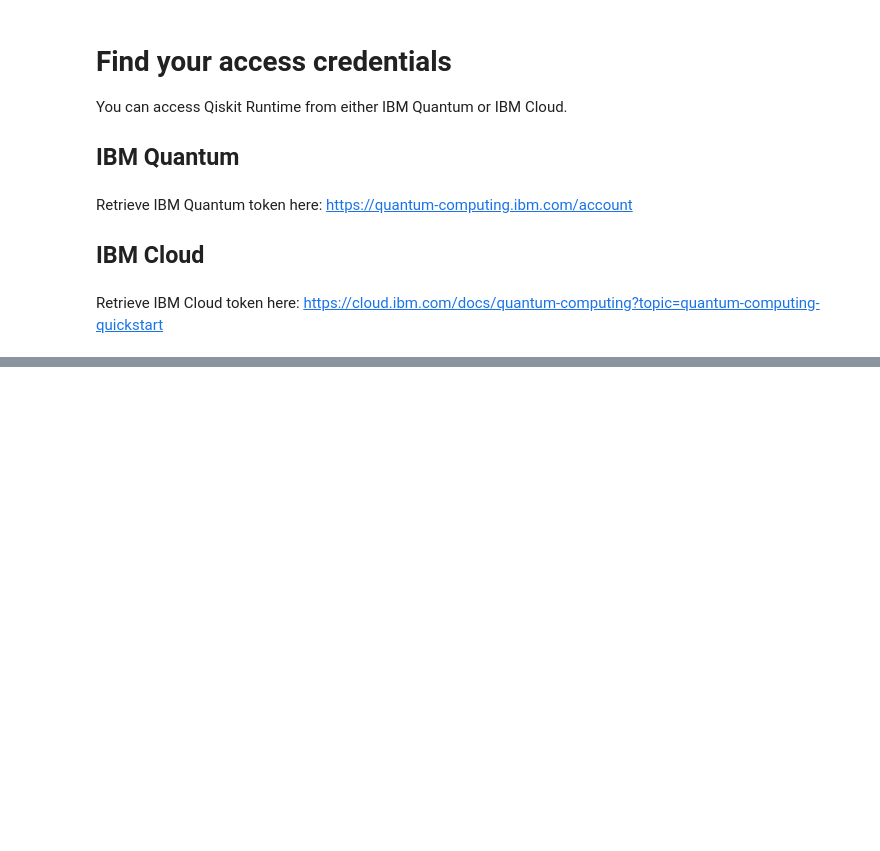
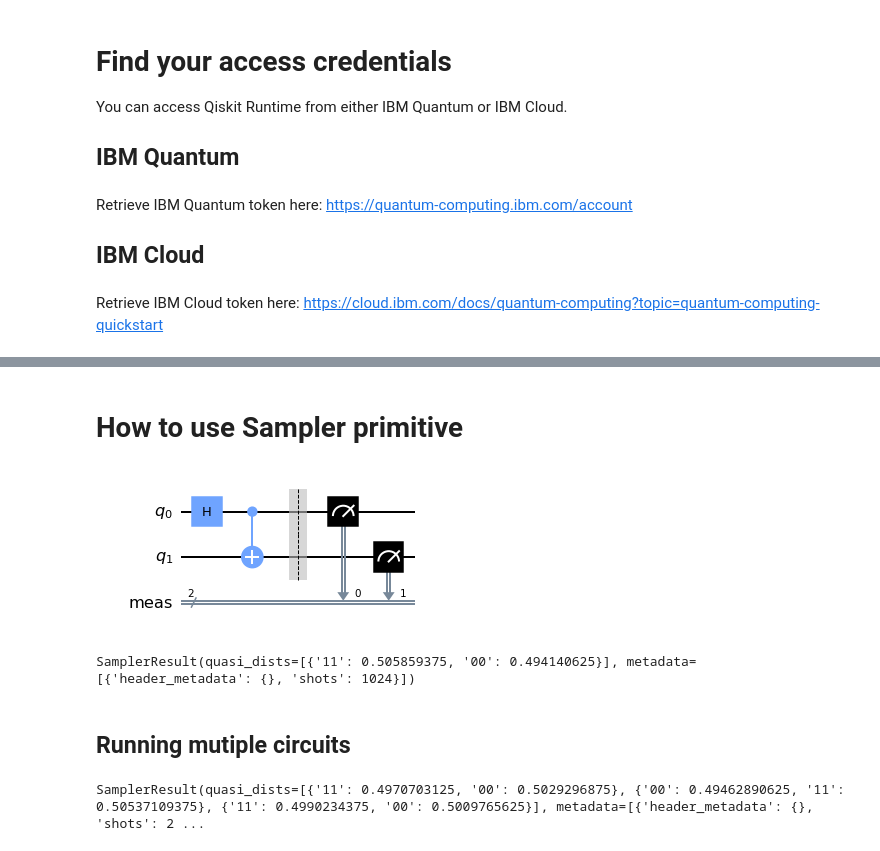
Before and after one commit to HuangJunye/presentations, a Jupyter notebook: 2022-05-24 Qiskit Runtime Talk/Qiskit Runtime talk.ipynb, the cells around one changed output, grey strips where cells are left out. Drawn from its saved outputs; the diff is of its cells as text; code cells hidden in the pictures; blank space fills up the shorter version.

Commit message:
Add getting started with sampler

```diff
--- a/2022-05-24 Qiskit Runtime Talk/Qiskit Runtime talk.ipynb
+++ b/2022-05-24 Qiskit Runtime Talk/Qiskit Runtime talk.ipynb
@@ -103,0 +120,28 @@ print(result)
+# %% [markdown]
+# How to use Sampler primitive
+# %%
+from qiskit import QuantumCircuit
+
+bell = QuantumCircuit(2)
+bell.h(0)
+bell.cx(0, 1)
+bell.measure_all()
+bell.draw()
+# %% [output]
+[figure, added]
+# %%
+from qiskit_ibm_runtime import Sampler
+
+with Sampler(circuits=bell, service=service, options={ "backend": "ibmq_qasm_simulator" }) as sampler:
+    result = sampler(circuit_indices=[0], shots=1024)
+    print(result)
+# %% [output]
+SamplerResult(quasi_dists=[{'11': 0.505859375, '00': 0.494140625}], metadata=[{'header_metadata': {}, 'shots': 1024}])
+# %% [markdown]
+## Running mutiple circuits
+# %%
+with Sampler(circuits=[bell]*3, service=service, options={ "backend": "ibmq_qasm_simulator" }) as sampler:
+    result = sampler(circuit_indices=[0, 1, 2], shots=2048)
+    print(result)
+# %% [output]
+SamplerResult(quasi_dists=[{'11': 0.4970703125, '00': 0.5029296875}, {'00': 0.49462890625, '11': 0.50537109375}, {'11': 0.4990234375, '00': 0.5009765625}], metadata=[{'header_metadata': {}, 'shots': 2 ...
```
Also changed, not shown: parts of 11 cells of this notebook.
